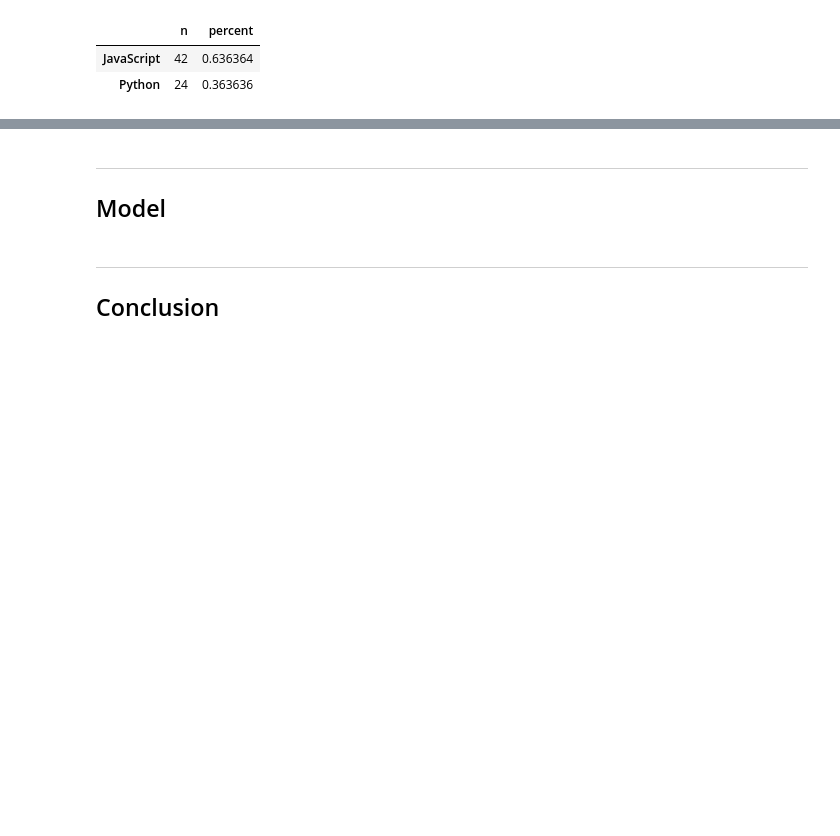
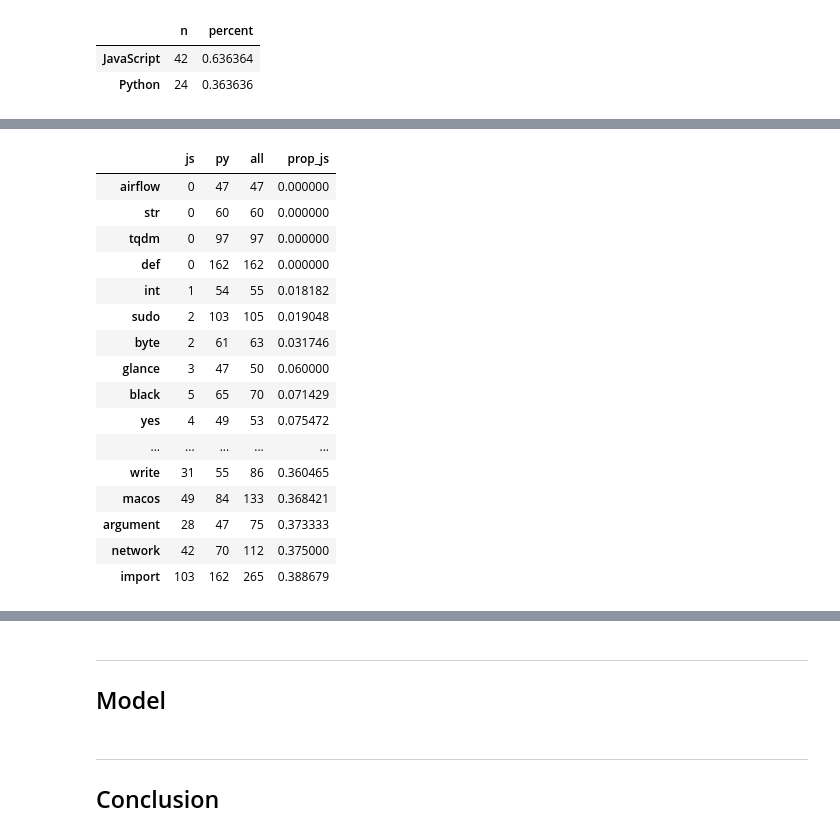
Before and after one commit to Brandon-Martinez27/nlp_project, a Jupyter notebook: b_nlp_workbook.ipynb, the cells around one changed output, grey strips where cells are left out. Saved outputs shown, nothing was run; the diff lists cells and outputs as text; code cells hidden in the pictures; blank space fills up the shorter version.

```diff
--- a/b_nlp_workbook.ipynb
+++ b/b_nlp_workbook.ipynb
@@ -457,0 +548,21 @@ What are the most common words in READMEs?
+# %%
+# Python Heavy Words
+word_counts[(word_counts.prop_js < .40) & (word_counts.py > 45)].sort_values(by=['prop_js', 'py'])
+# %% [output]
+|  | js | py | all | prop_js |
+| airflow | 0 | 47 | 47 | 0.000000 |
+| str | 0 | 60 | 60 | 0.000000 |
+| tqdm | 0 | 97 | 97 | 0.000000 |
+| def | 0 | 162 | 162 | 0.000000 |
+| int | 1 | 54 | 55 | 0.018182 |
+| sudo | 2 | 103 | 105 | 0.019048 |
+| byte | 2 | 61 | 63 | 0.031746 |
+| glance | 3 | 47 | 50 | 0.060000 |
+| black | 5 | 65 | 70 | 0.071429 |
+| yes | 4 | 49 | 53 | 0.075472 |
+| ... | ... | ... | ... | ... |
+| write | 31 | 55 | 86 | 0.360465 |
+| macos | 49 | 84 | 133 | 0.368421 |
+| argument | 28 | 47 | 75 | 0.373333 |
+| network | 42 | 70 | 112 | 0.375000 |
+| import | 103 | 162 | 265 | 0.388679 |
```
Also changed, not shown: parts of 30 cells of this notebook.
